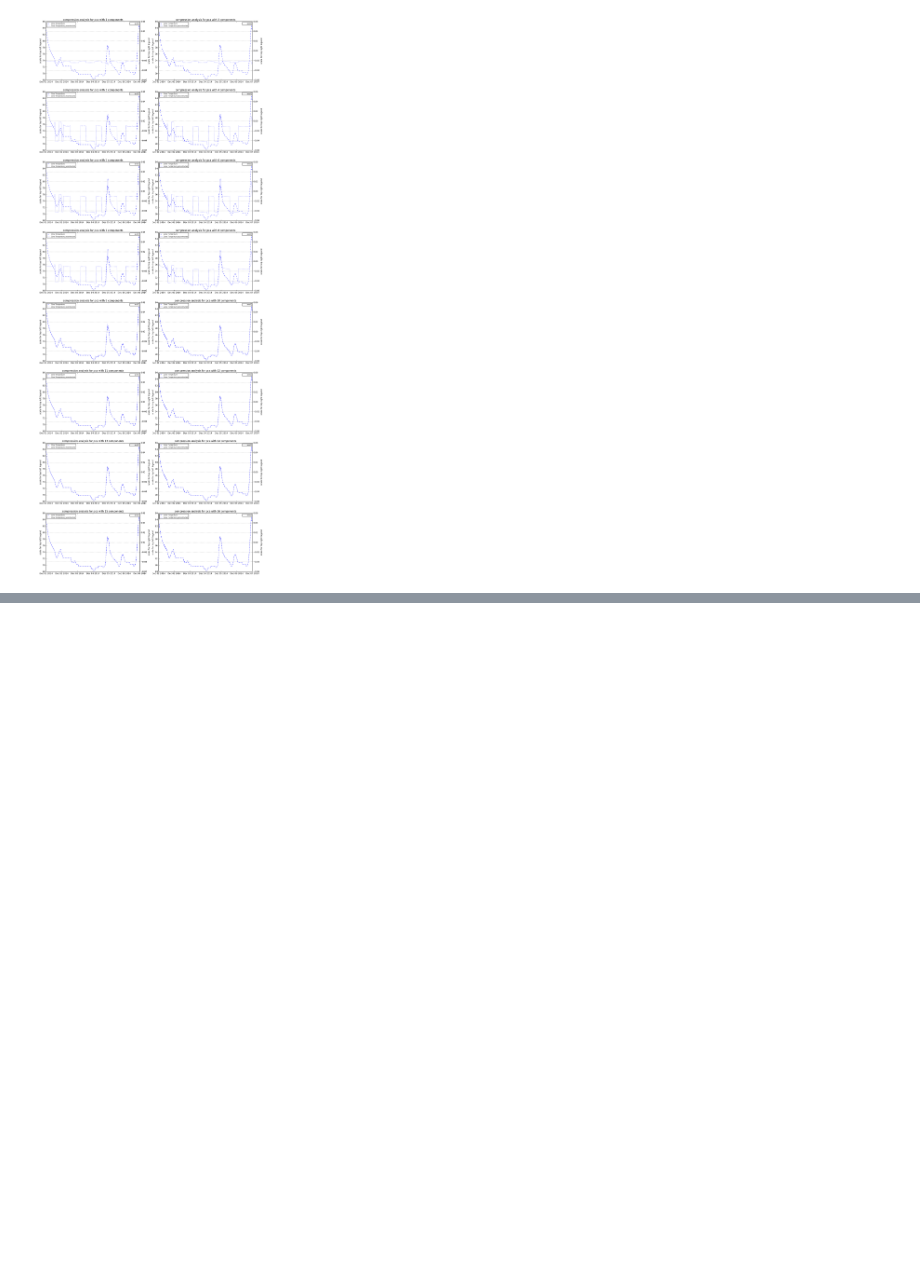
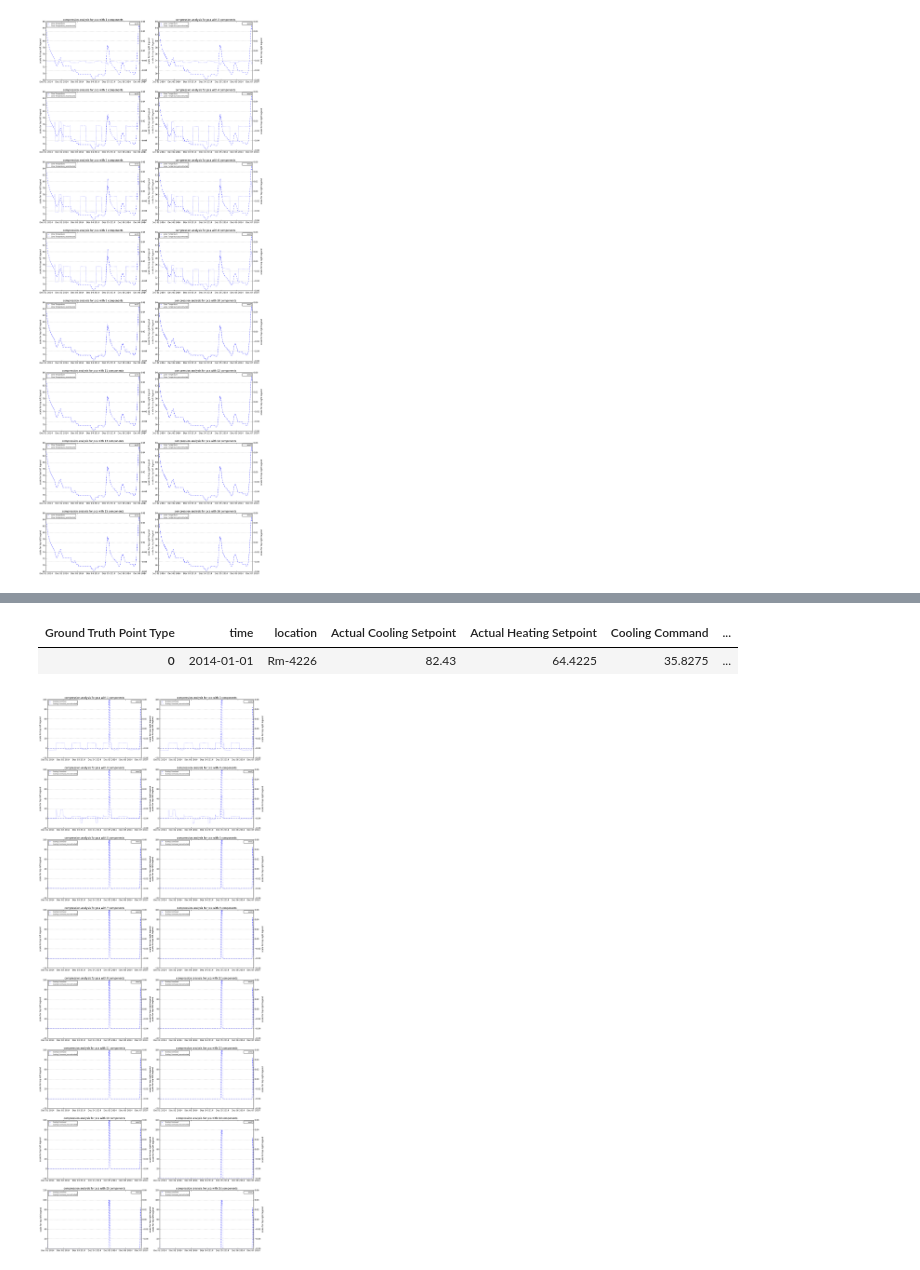
Before and after one commit to mas-dse-mkjaiswa/Capstone, a Jupyter notebook: final/sensor_data_compression_plots.ipynb, the cells around one changed output, grey strips where cells are left out. Cells and saved outputs as stored; diff of their text form; code cells hidden in the pictures; blank space fills up the shorter version.

```diff
--- a/final/sensor_data_compression_plots.ipynb
+++ b/final/sensor_data_compression_plots.ipynb
@@ -120,0 +159,15 @@ for n_components in range(1,17):
+# %%
+df_4226_all.head(1)
+# %% [output]
+| Ground Truth Point Type | time | location | Actual Cooling Setpoint | Actual Heating Setpoint | Cooling Command | ... |
+| 0 | 2014-01-01 | Rm-4226 | 82.43 | 64.4225 | 35.8275 | ... |
+# %%
+fig, axs = plt.subplots(8, 2, figsize=(18, 48))
+axes = axs.flatten()
+for n_components in range(1,17):
+    [dfs, plotTemplates, compressed] = CompressWithPCA(
+        df_4226_all, stTime='2014-12-01', enTime='2014-12-07', template = 'Cooling Command',
+        n_components = n_components)
+    plotResults(dfs, plotTemplates, method='pca with %d components'%n_components, ax=axes[n_components - 1])
+# %% [output]
+[figure, added]
```
Also changed, not shown: parts of 4 cells of this notebook, 2 other files.
